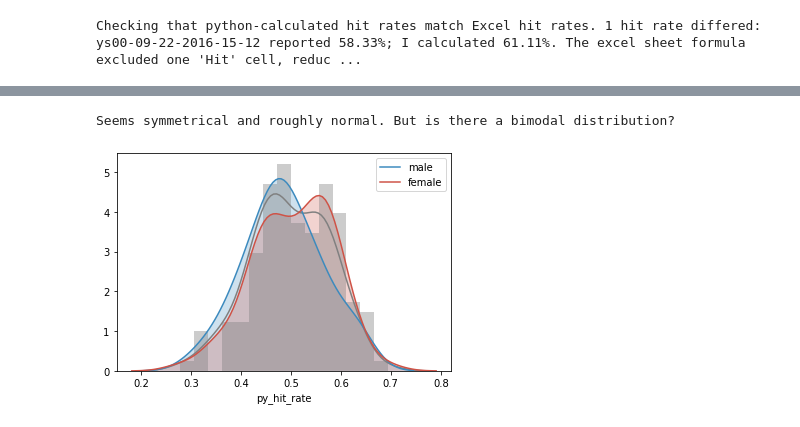
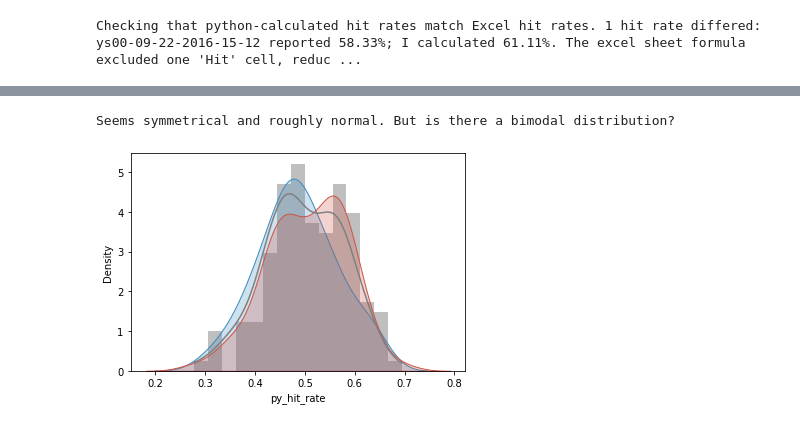
Before and after one commit to mfschmidt/arora_precog, a Jupyter notebook: 02_summarize_data.ipynb, the cells around one changed output, grey strips where cells are left out. Saved outputs shown, nothing was run; the diff lists cells and outputs as text; code cells hidden in the pictures.

```diff
--- a/02_summarize_data.ipynb
+++ b/02_summarize_data.ipynb
@@ -68,15 +69,15 @@ meta.sample(4)
 # %%
 # Our parametric statistics all assume our results are normally distributed, among other things. Are they?
 # Colors and color palettes are defined in common.py
-p = sns.distplot(meta['py_hit_rate'], hist=True, bins=15, color='gray')
+p = sns.histplot(meta['py_hit_rate'], bins=15, kde=True, stat="density", linewidth=0, color='gray')
 p = sns.kdeplot(meta[meta['sex'] == 'M']['py_hit_rate'], color=common.bluish, label="male", shade=True, ax=p)
 p = sns.kdeplot(meta[meta['sex'] == 'F']['py_hit_rate'], color=common.reddish, label="female", shade=True, ax=p)
 
 print("Seems symmetrical and roughly normal. But is there a bimodal distribution?")
 p.get_figure().savefig('hit_rate_distribution.png')
 # %% [output]
 Seems symmetrical and roughly normal. But is there a bimodal distribution?
-[figure, old version]
+[figure, new version]
 # %%
 # Another way to look at the same data, nothing new, and perhaps harder to see
 p = sns.boxplot(x='py_hit_rate', y='sex', data=meta, palette=common.light_palette)
```
Also changed, not shown: parts of 3 cells of this notebook, 2 other files.
